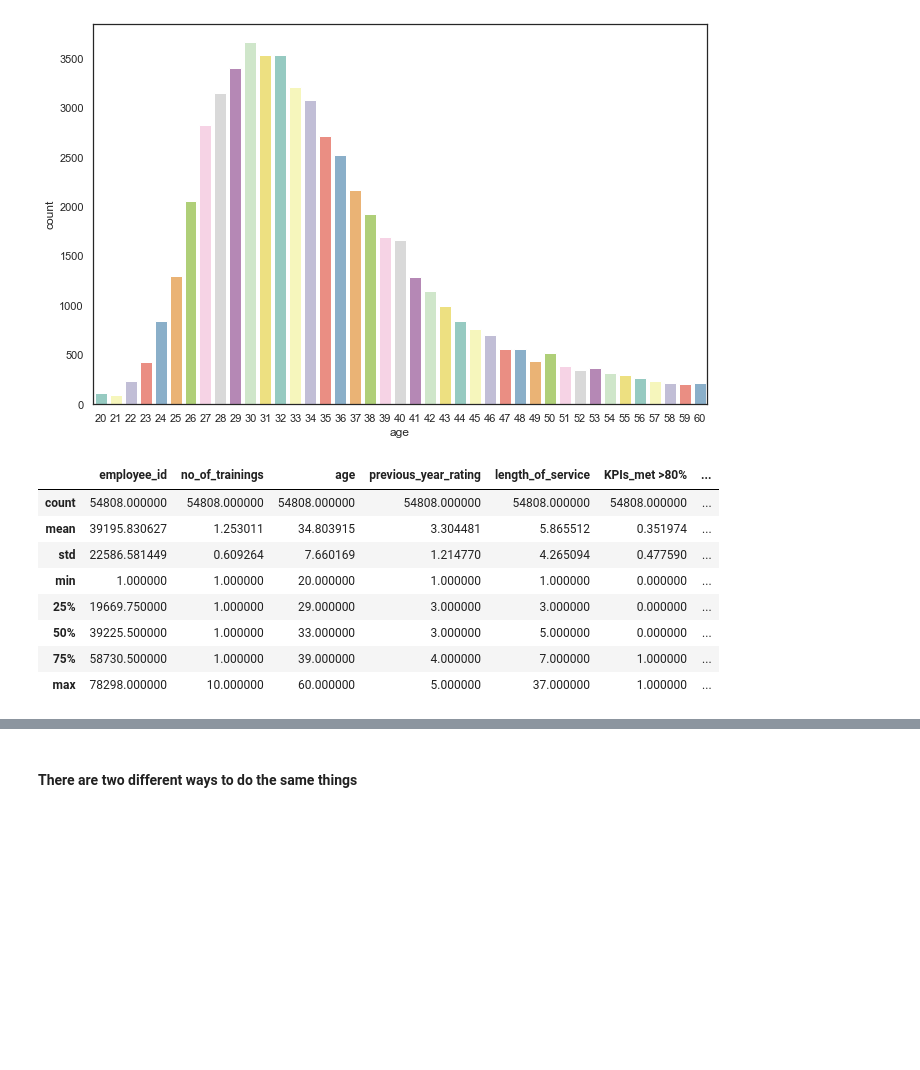
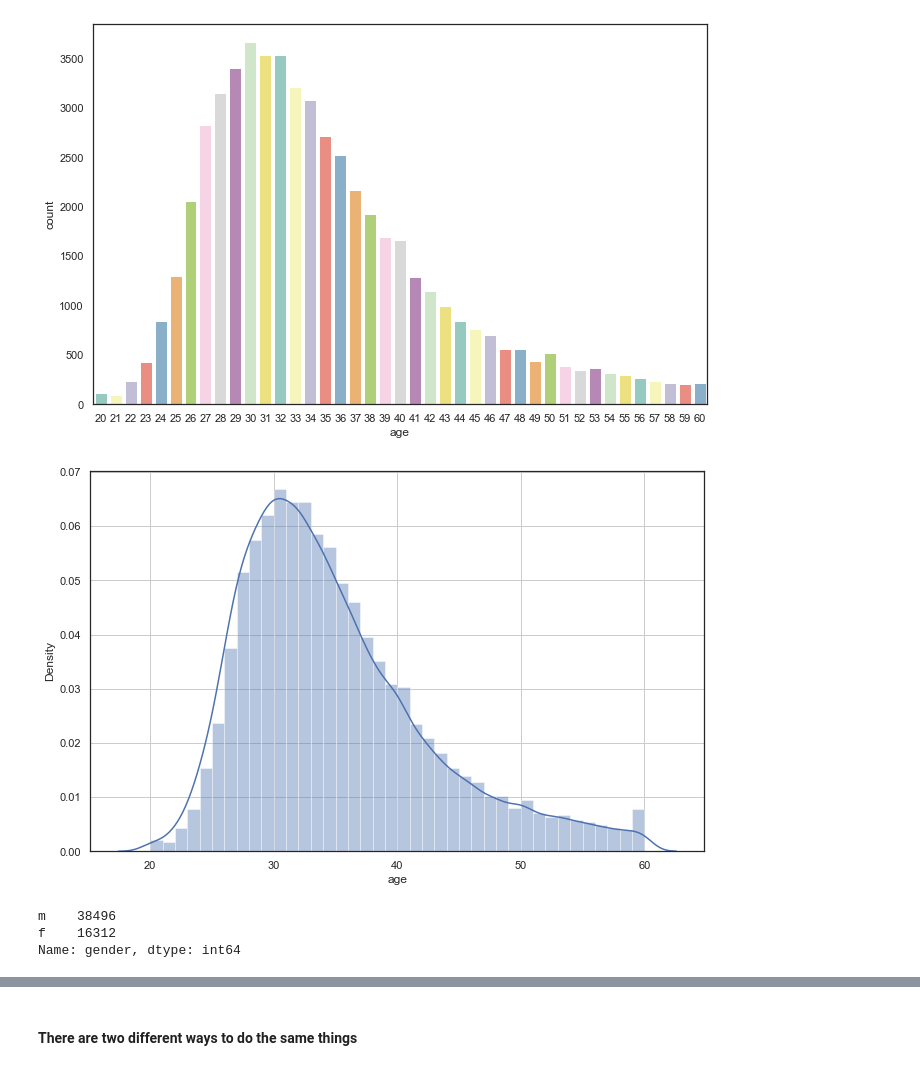
Before and after one commit to ivanvikhrev/ML-HR-analysis-case-study, a Jupyter notebook: model.ipynb, the cells around one changed output, grey strips where cells are left out. Saved outputs shown, nothing was run; the diff lists cells and outputs as text; code cells hidden in the pictures; blank space fills up the shorter version.

Commit message:
more plots & comments

```diff
--- a/model.ipynb
+++ b/model.ipynb
@@ -70,6 +81,0 @@ sns.color_palette
-# %%
-sns.set(style = 'white', rc={'figure.figsize':(11, 7)}, palette ='deep')
-# adding a matplotlib parameters to seaborn functions
-sns.scatterplot(data=data, x='age', y='length_of_service',  hue='education', s=60)
-plt.title("Employee's age, length of service & education")
-pass
@@ -86,15 +98,15 @@ sns.countplot(x='age', data=data, palette="Set3")
 pass
 # %% [output]
 [figure]
-# %%
-data.describe()
-# %% [output]
-|  | employee_id | no_of_trainings | age | previous_year_rating | length_of_service | KPIs_met >80% | ... |
-| count | 54808.000000 | 54808.000000 | 54808.000000 | 54808.000000 | 54808.000000 | 54808.000000 | ... |
-| mean | 39195.830627 | 1.253011 | 34.803915 | 3.304481 | 5.865512 | 0.351974 | ... |
-| std | 22586.581449 | 0.609264 | 7.660169 | 1.214770 | 4.265094 | 0.477590 | ... |
-| min | 1.000000 | 1.000000 | 20.000000 | 1.000000 | 1.000000 | 0.000000 | ... |
-| 25% | 19669.750000 | 1.000000 | 29.000000 | 3.000000 | 3.000000 | 0.000000 | ... |
-| 50% | 39225.500000 | 1.000000 | 33.000000 | 3.000000 | 5.000000 | 0.000000 | ... |
-| 75% | 58730.500000 | 1.000000 | 39.000000 | 4.000000 | 7.000000 | 1.000000 | ... |
-| max | 78298.000000 | 10.000000 | 60.000000 | 5.000000 | 37.000000 | 1.000000 | ... |
+# %%
+sns.distplot(data['age'], bins=40)
+plt.grid()
+pass
+# %% [output]
+[figure, added]
+# %%
+data['gender'].value_counts()
+# %% [output]
+m    38496
+f    16312
+Name: gender, dtype: int64
```
Also changed, not shown: parts of 31 cells of this notebook.
